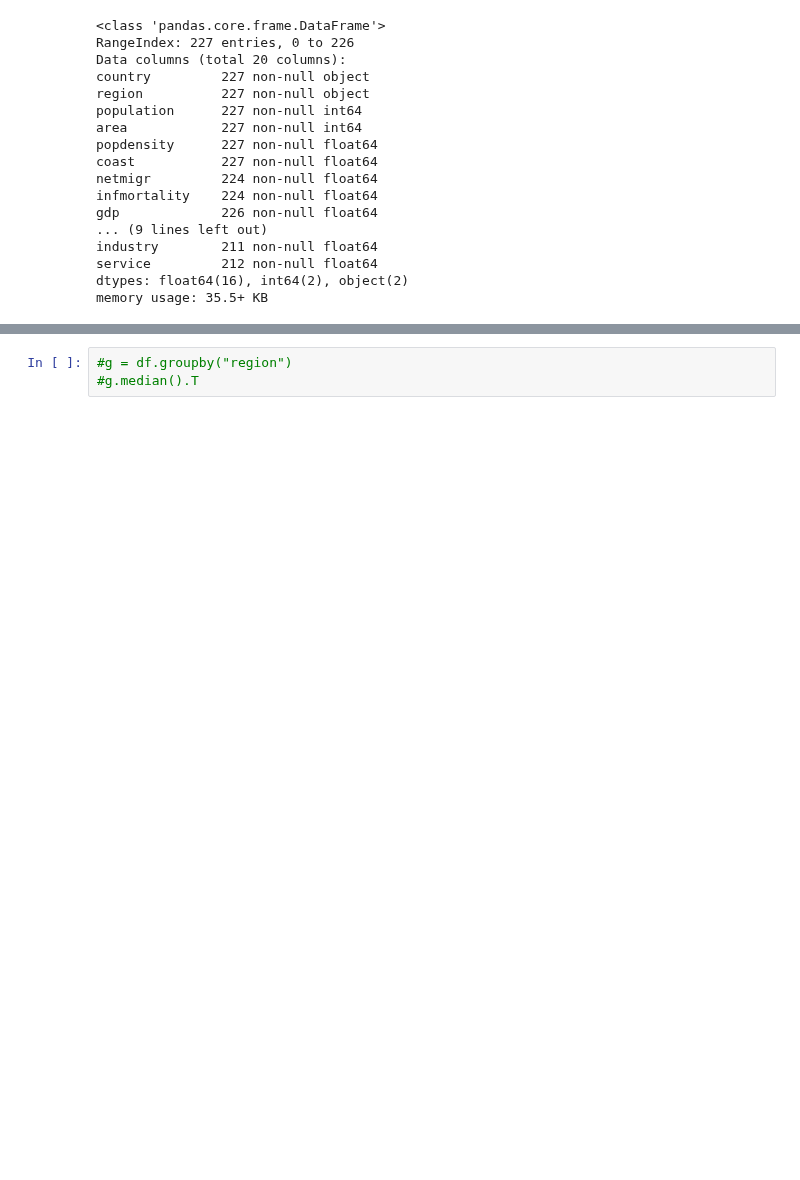
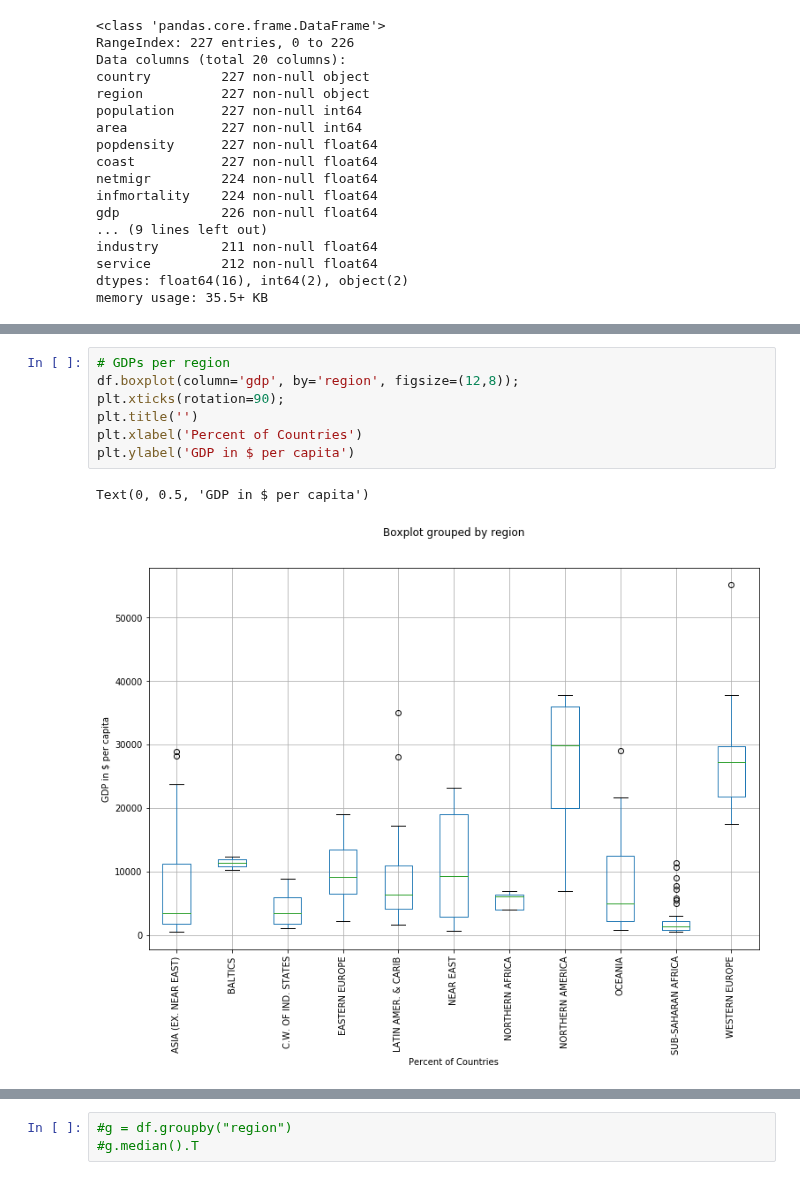
Before and after one commit to ksatola/Countries-of-the-World, a Jupyter notebook: EDA.ipynb, the cells around one changed output, grey strips where cells are left out. Drawn from its saved outputs; the diff is of its cells as text; blank space fills up the shorter version.

```diff
--- a/EDA.ipynb
+++ b/EDA.ipynb
@@ -276,0 +301,10 @@ Name: region, dtype: int64
+# %%
+# GDPs per region
+df.boxplot(column='gdp', by='region', figsize=(12,8));
+plt.xticks(rotation=90);
+plt.title('')
+plt.xlabel('Percent of Countries')
+plt.ylabel('GDP in $ per capita')
+# %% [output]
+Text(0, 0.5, 'GDP in $ per capita')
+[figure, added]
```
Also changed, not shown: parts of 26 cells of this notebook.
